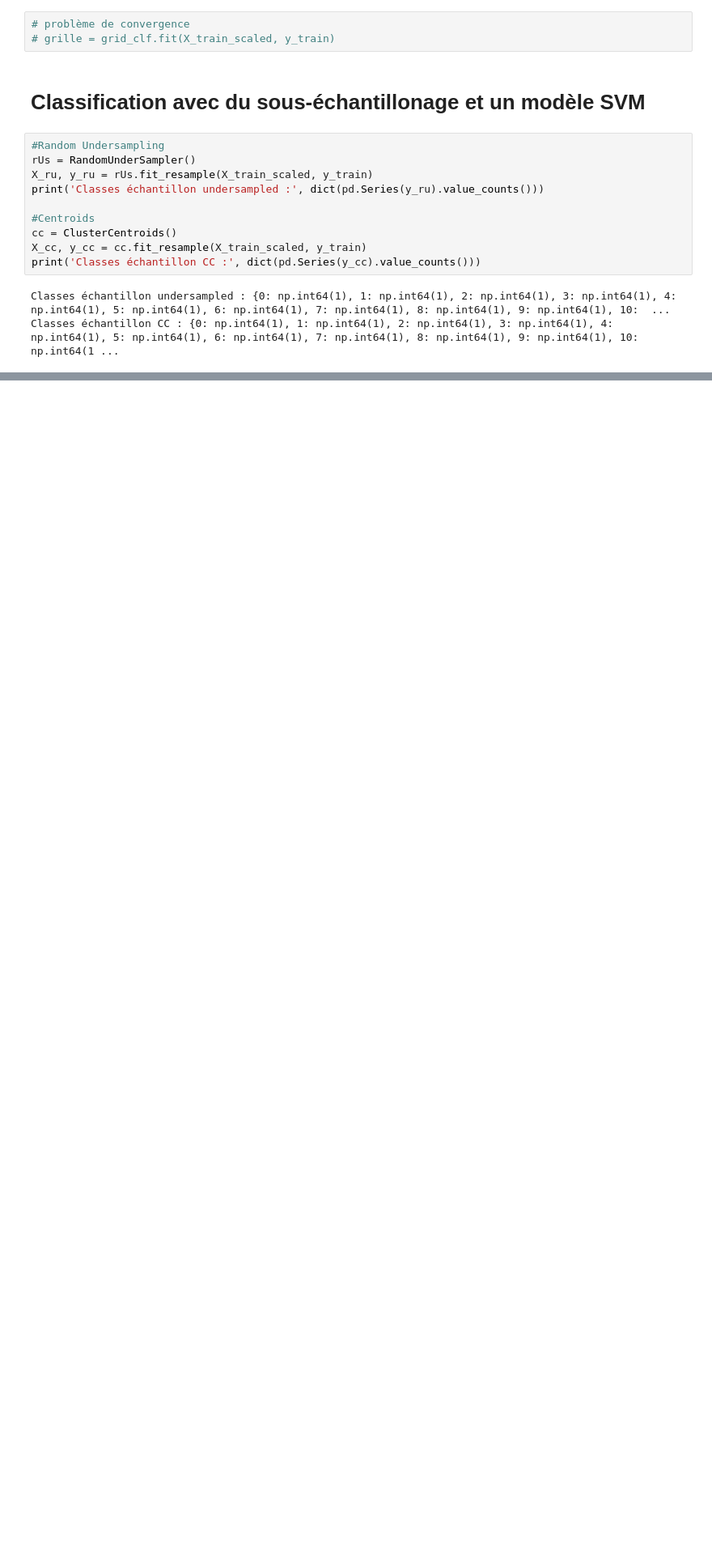
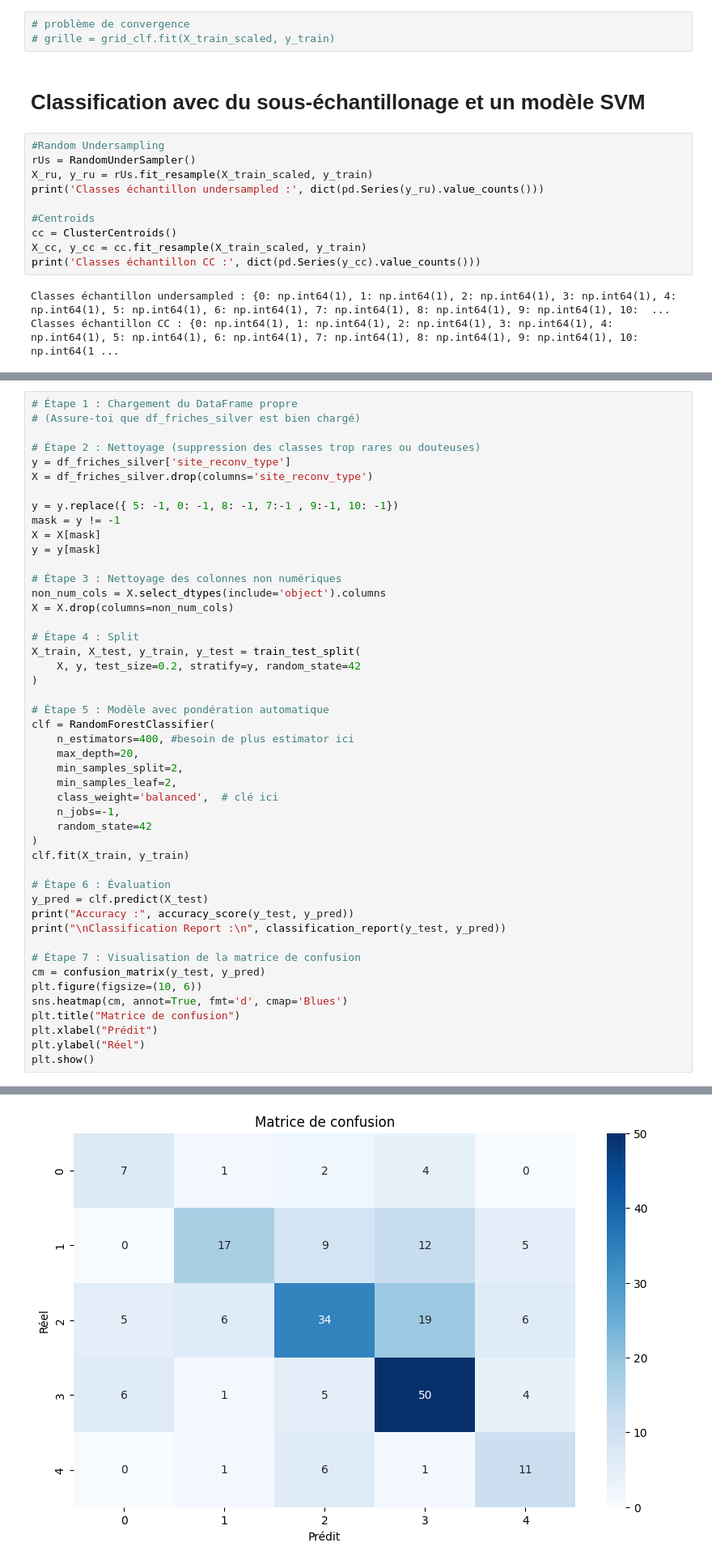
Before and after one commit to heuzef/cartofriches, a Jupyter notebook: profil/ml/ml_cartofriches_training.ipynb, the cells around one changed output, grey strips where cells are left out. Shown: that part at 81% size. Cells and saved outputs as stored; diff of their text form; blank space fills up the shorter version.

Commit message:
[ml_cartofriches_training.ipynb] Utilisation de Random Forrest avec équilibrage

```diff
--- a/profil/ml/ml_cartofriches_training.ipynb
+++ b/profil/ml/ml_cartofriches_training.ipynb
@@ -288,0 +293,48 @@ Classes échantillon CC : {0: np.int64(1), 1: np.int64(1), 2: np.int64(1), 3: np
+# %%
+# Étape 1 : Chargement du DataFrame propre
+# (Assure-toi que df_friches_silver est bien chargé)
+
+# Étape 2 : Nettoyage (suppression des classes trop rares ou douteuses)
+y = df_friches_silver['site_reconv_type']
+X = df_friches_silver.drop(columns='site_reconv_type')
+
+y = y.replace({ 5: -1, 0: -1, 8: -1, 7:-1 , 9:-1, 10: -1})
+mask = y != -1
+X = X[mask]
+y = y[mask]
+
+# Étape 3 : Nettoyage des colonnes non numériques
+non_num_cols = X.select_dtypes(include='object').columns
+X = X.drop(columns=non_num_cols)
+
+# Étape 4 : Split
+X_train, X_test, y_train, y_test = train_test_split(
+    X, y, test_size=0.2, stratify=y, random_state=42
+)
+
+# Étape 5 : Modèle avec pondération automatique
+clf = RandomForestClassifier(
+    n_estimators=400, #besoin de plus estimator ici
+    max_depth=20,
+    min_samples_split=2,
+    min_samples_leaf=2,
+    class_weight='balanced',  # clé ici
+    n_jobs=-1,
+    random_state=42
+)
+clf.fit(X_train, y_train)
+
+# Étape 6 : Évaluation
+y_pred = clf.predict(X_test)
+print("Accuracy :", accuracy_score(y_test, y_pred))
+print("\nClassification Report :\n", classification_report(y_test, y_pred))
+
+# Étape 7 : Visualisation de la matrice de confusion
+cm = confusion_matrix(y_test, y_pred)
+plt.figure(figsize=(10, 6))
+sns.heatmap(cm, annot=True, fmt='d', cmap='Blues')
+plt.title("Matrice de confusion")
+plt.xlabel("Prédit")
+plt.ylabel("Réel")
+plt.show()
+# %% [output]
@@ -288,0 +355 @@ Classes échantillon CC : {0: np.int64(1), 1: np.int64(1), 2: np.int64(1), 3: np
+[figure, added]
```
Also changed, not shown: parts of 7 cells of this notebook.
